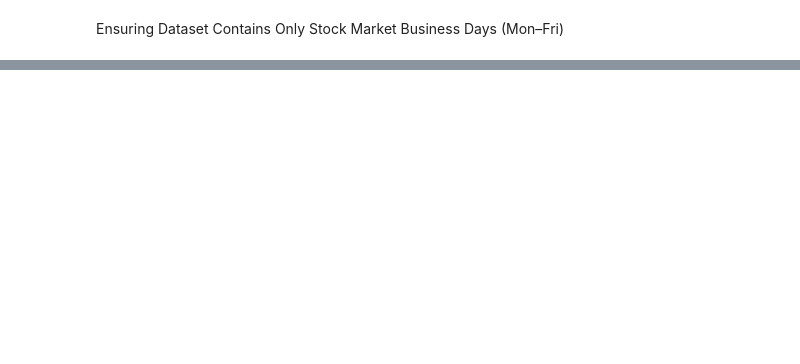
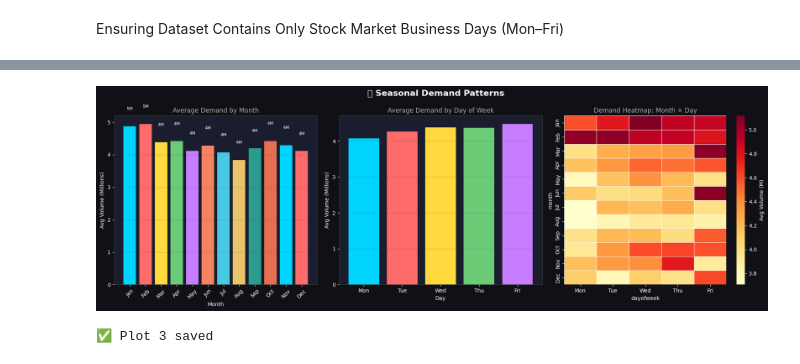
Before and after one commit to mohamedadel-17/stocks-forecasting-model, a Jupyter notebook: stocks-forecasting-model.ipynb, the cells around one changed output, grey strips where cells are left out. Saved outputs shown, nothing was run; the diff lists cells and outputs as text; code cells hidden in the pictures; blank space fills up the shorter version.

```diff
--- a/stocks-forecasting-model.ipynb
+++ b/stocks-forecasting-model.ipynb
@@ -195,0 +400,56 @@ weekend_analysis.show()
+# %%
+# ── 2.3 Seasonal Analysis — Month & Day-of-Week patterns
+seasonal = df_clean \
+    .groupBy("month","dayofweek") \
+    .agg(F.avg("volume").alias("avg_volume")) \
+    .toPandas()
+
+monthly_avg = df_clean.groupBy("month").agg(F.avg("volume").alias("avg_vol")).orderBy("month").toPandas()
+dow_avg     = df_clean.groupBy("dayofweek").agg(F.avg("volume").alias("avg_vol")).orderBy("dayofweek").toPandas()
+
+month_names = ["Jan","Feb","Mar","Apr","May","Jun","Jul","Aug","Sep","Oct","Nov","Dec"]
+dow_names   = ["Sun","Mon","Tue","Wed","Thu","Fri","Sat"]
+
+fig, axes = plt.subplots(1, 3, figsize=(18, 6), facecolor='#0f1117')
+fig.suptitle("🗓️ Seasonal Demand Patterns", fontsize=16, fontweight='bold', color='white')
+
+# Monthly
+ax = axes[0]
+x = monthly_avg["month"].values - 1
+y = monthly_avg["avg_vol"].values / 1e6
+ax.bar([month_names[i] for i in x], y, color=COLORS[:12], edgecolor='none')
+ax.set_title("Average Demand by Month", fontsize=12, color='#aaa')
+ax.set_ylabel("Avg Volume (Millions)", fontsize=10)
+ax.set_xlabel("Month", fontsize=10)
+plt.setp(ax.xaxis.get_majorticklabels(), rotation=45)
+ax.grid(axis='y', alpha=0.3)
+for i, (xi, yi) in enumerate(zip(ax.get_xticks(), y)):
+    ax.text(xi, yi + 0.5, f"{yi:.0f}M", ha='center', fontsize=8, color='white')
+
+# Day of week
+ax2 = axes[1]
+x2 = dow_avg["dayofweek"].values - 1
+y2 = dow_avg["avg_vol"].values / 1e6
+labels = [dow_names[i] if i < 7 else "?" for i in x2]
+ax2.bar(labels, y2, color=COLORS[:7], edgecolor='none')
+ax2.set_title("Average Demand by Day of Week", fontsize=12, color='#aaa')
+ax2.set_ylabel("Avg Volume (Millions)", fontsize=10)
+ax2.set_xlabel("Day", fontsize=10)
+ax2.grid(axis='y', alpha=0.3)
+
+# Heatmap — month x dow
+pivot = seasonal.pivot_table(index="month", columns="dayofweek", values="avg_volume")
+ax3 = axes[2]
+sns.heatmap(pivot/1e6, ax=ax3, cmap="YlOrRd", linewidths=0.5,
+            xticklabels=[dow_names[i-1] if i-1 < 7 else str(i) for i in pivot.columns],
+            yticklabels=[month_names[i-1] for i in pivot.index],
+            cbar_kws={"label": "Avg Volume (M)"})
+ax3.set_title("Demand Heatmap: Month × Day", fontsize=12, color='#aaa')
+
+plt.tight_layout()
+plt.savefig("/tmp/plot3_seasonal.png", dpi=150, bbox_inches='tight', facecolor='#0f1117')
+plt.show()
+print("✅ Plot 3 saved")
+# %% [output]
+[figure, added]
+✅ Plot 3 saved
```
Also changed, not shown: parts of 19 cells of this notebook, 4 other files.
